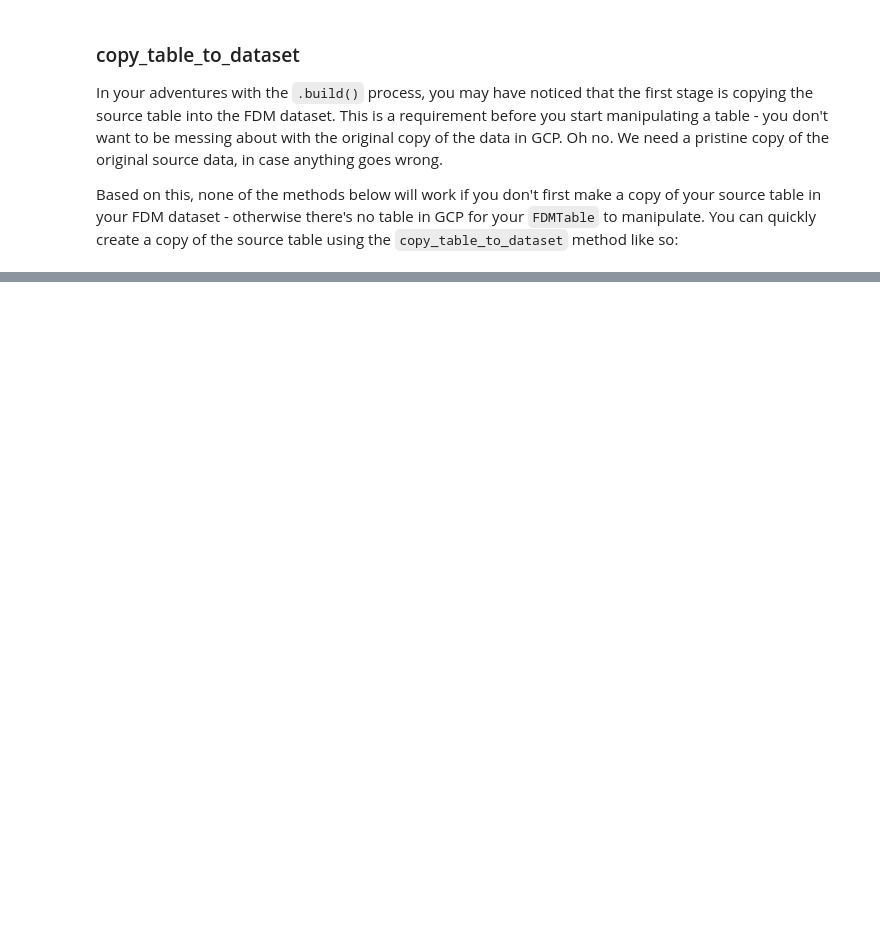
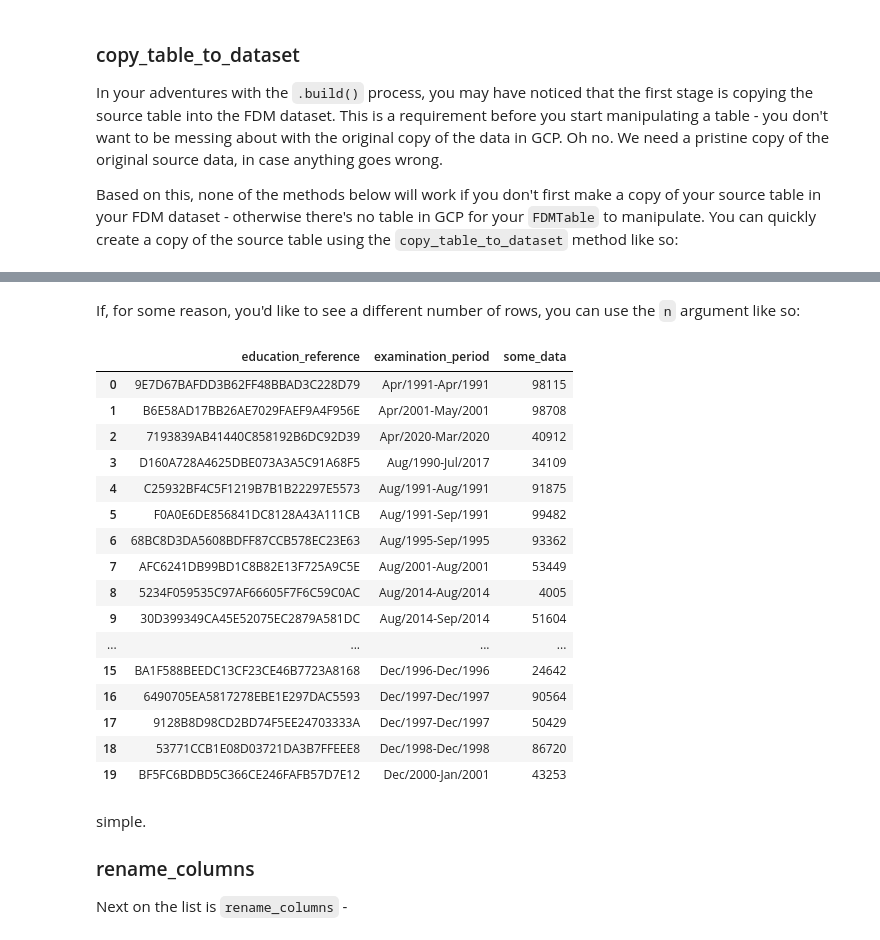
Before and after one commit to ConnectedBradford/FDM_Builder_Original, a Jupyter notebook: fdm_builder_extras_tutorial.ipynb, the cells around one changed output, grey strips where cells are left out. Saved outputs shown, nothing was run; the diff lists cells and outputs as text; code cells hidden in the pictures; blank space fills up the shorter version.

```diff
--- a/fdm_builder_extras_tutorial.ipynb
+++ b/fdm_builder_extras_tutorial.ipynb
@@ -127,0 +118,28 @@ Some examples of using helper functions more fluidly
+# %% [markdown]
+If, for some reason, you'd like to see a different number of rows, you can use the `n` argument like so:
+# %%
+test_table_3.head(n=20)
+# %% [output]
+|  | education_reference | examination_period | some_data |
+| 0 | 9E7D67BAFDD3B62FF48BBAD3C228D79 | Apr/1991-Apr/1991 | 98115 |
+| 1 | B6E58AD17BB26AE7029FAEF9A4F956E | Apr/2001-May/2001 | 98708 |
+| 2 | 7193839AB41440C858192B6DC92D39 | Apr/2020-Mar/2020 | 40912 |
+| 3 | D160A728A4625DBE073A3A5C91A68F5 | Aug/1990-Jul/2017 | 34109 |
+| 4 | C25932BF4C5F1219B7B1B22297E5573 | Aug/1991-Aug/1991 | 91875 |
+| 5 | F0A0E6DE856841DC8128A43A111CB | Aug/1991-Sep/1991 | 99482 |
+| 6 | 68BC8D3DA5608BDFF87CCB578EC23E63 | Aug/1995-Sep/1995 | 93362 |
+| 7 | AFC6241DB99BD1C8B82E13F725A9C5E | Aug/2001-Aug/2001 | 53449 |
+| 8 | 5234F059535C97AF66605F7F6C59C0AC | Aug/2014-Aug/2014 | 4005 |
+| 9 | 30D399349CA45E52075EC2879A581DC | Aug/2014-Sep/2014 | 51604 |
+| ... | ... | ... | ... |
+| 15 | BA1F588BEEDC13CF23CE46B7723A8168 | Dec/1996-Dec/1996 | 24642 |
+| 16 | 6490705EA5817278EBE1E297DAC5593 | Dec/1997-Dec/1997 | 90564 |
+| 17 | 9128B8D98CD2BD74F5EE24703333A | Dec/1997-Dec/1997 | 50429 |
+| 18 | 53771CCB1E08D03721DA3B7FFEEE8 | Dec/1998-Dec/1998 | 86720 |
+| 19 | BF5FC6BDBD5C366CE246FAFB57D7E12 | Dec/2000-Jan/2001 | 43253 |
+# %% [markdown]
+simple.
+
+### rename_columns
+
+Next on the list is `rename_columns` -
```
Also changed, not shown: parts of 6 cells of this notebook, 1 other file.
